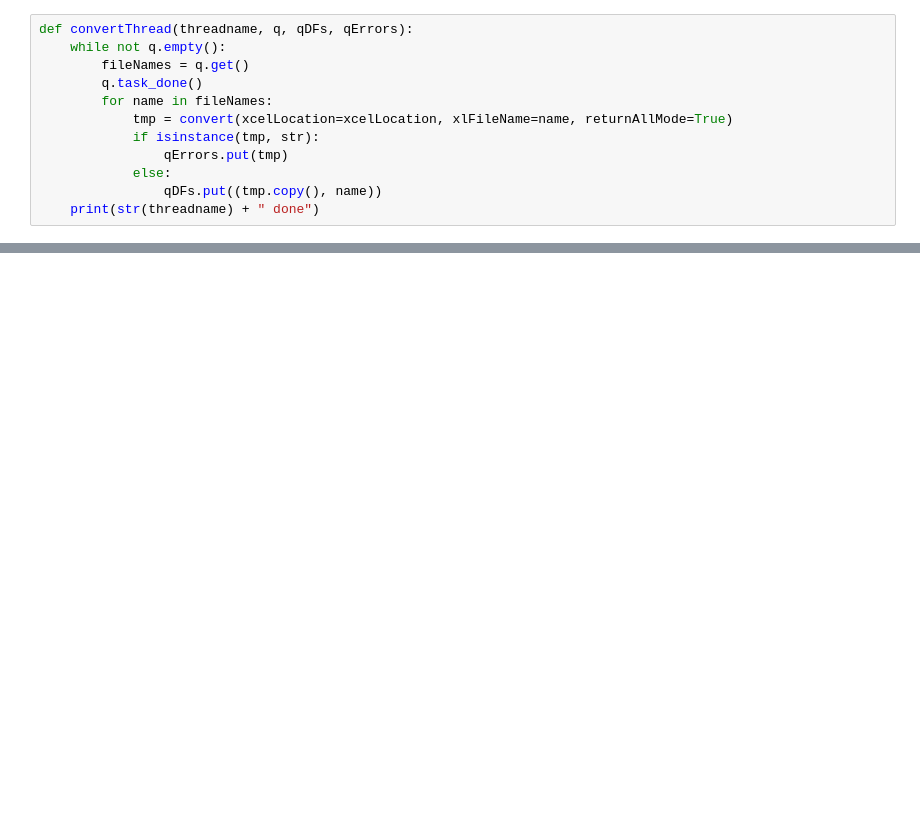
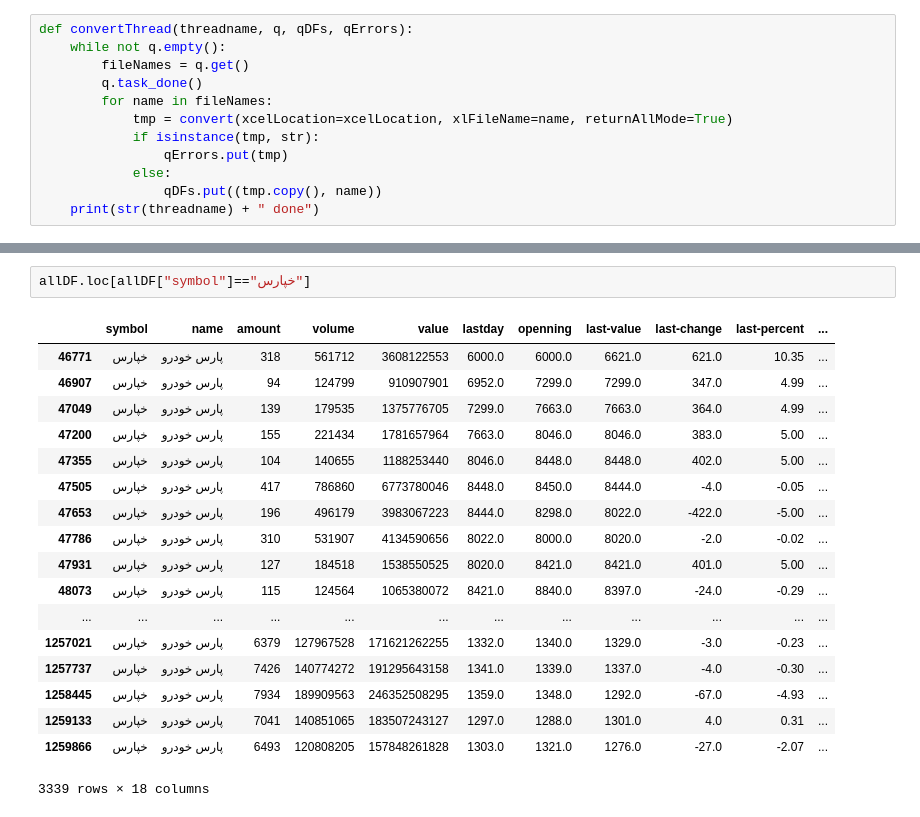
Before and after one commit to nimacgit/Trader, a Jupyter notebook: Convertor.ipynb, the cells around one changed output, grey strips where cells are left out. Drawn from its saved outputs; the diff is of its cells as text; blank space fills up the shorter version.

```diff
--- a/Convertor.ipynb
+++ b/Convertor.ipynb
@@ -121 +158,22 @@ allDF = makeMasterTable()
+# %%
+allDF.loc[allDF["symbol"]=="خپارس"]
+# %% [output]
+|  | symbol | name | amount | volume | value | lastday | openning | last-value | last-change | last-percent | ... |
+| 46771 | خپارس | پارس‌ خودرو | 318 | 561712 | 3608122553 | 6000.0 | 6000.0 | 6621.0 | 621.0 | 10.35 | ... |
+| 46907 | خپارس | پارس‌ خودرو | 94 | 124799 | 910907901 | 6952.0 | 7299.0 | 7299.0 | 347.0 | 4.99 | ... |
+| 47049 | خپارس | پارس‌ خودرو | 139 | 179535 | 1375776705 | 7299.0 | 7663.0 | 7663.0 | 364.0 | 4.99 | ... |
+| 47200 | خپارس | پارس‌ خودرو | 155 | 221434 | 1781657964 | 7663.0 | 8046.0 | 8046.0 | 383.0 | 5.00 | ... |
+| 47355 | خپارس | پارس‌ خودرو | 104 | 140655 | 1188253440 | 8046.0 | 8448.0 | 8448.0 | 402.0 | 5.00 | ... |
+| 47505 | خپارس | پارس‌ خودرو | 417 | 786860 | 6773780046 | 8448.0 | 8450.0 | 8444.0 | -4.0 | -0.05 | ... |
+| 47653 | خپارس | پارس‌ خودرو | 196 | 496179 | 3983067223 | 8444.0 | 8298.0 | 8022.0 | -422.0 | -5.00 | ... |
+| 47786 | خپارس | پارس‌ خودرو | 310 | 531907 | 4134590656 | 8022.0 | 8000.0 | 8020.0 | -2.0 | -0.02 | ... |
+| 47931 | خپارس | پارس‌ خودرو | 127 | 184518 | 1538550525 | 8020.0 | 8421.0 | 8421.0 | 401.0 | 5.00 | ... |
+| 48073 | خپارس | پارس‌ خودرو | 115 | 124564 | 1065380072 | 8421.0 | 8840.0 | 8397.0 | -24.0 | -0.29 | ... |
+| ... | ... | ... | ... | ... | ... | ... | ... | ... | ... | ... | ... |
+| 1257021 | خپارس | پارس‌ خودرو | 6379 | 127967528 | 171621262255 | 1332.0 | 1340.0 | 1329.0 | -3.0 | -0.23 | ... |
+| 1257737 | خپارس | پارس‌ خودرو | 7426 | 140774272 | 191295643158 | 1341.0 | 1339.0 | 1337.0 | -4.0 | -0.30 | ... |
+| 1258445 | خپارس | پارس‌ خودرو | 7934 | 189909563 | 246352508295 | 1359.0 | 1348.0 | 1292.0 | -67.0 | -4.93 | ... |
+| 1259133 | خپارس | پارس‌ خودرو | 7041 | 140851065 | 183507243127 | 1297.0 | 1288.0 | 1301.0 | 4.0 | 0.31 | ... |
+| 1259866 | خپارس | پارس‌ خودرو | 6493 | 120808205 | 157848261828 | 1303.0 | 1321.0 | 1276.0 | -27.0 | -2.07 | ... |
+3339 rows × 18 columns
 # %%
```
Also changed, not shown: parts of 6 cells of this notebook, 5 other files.
